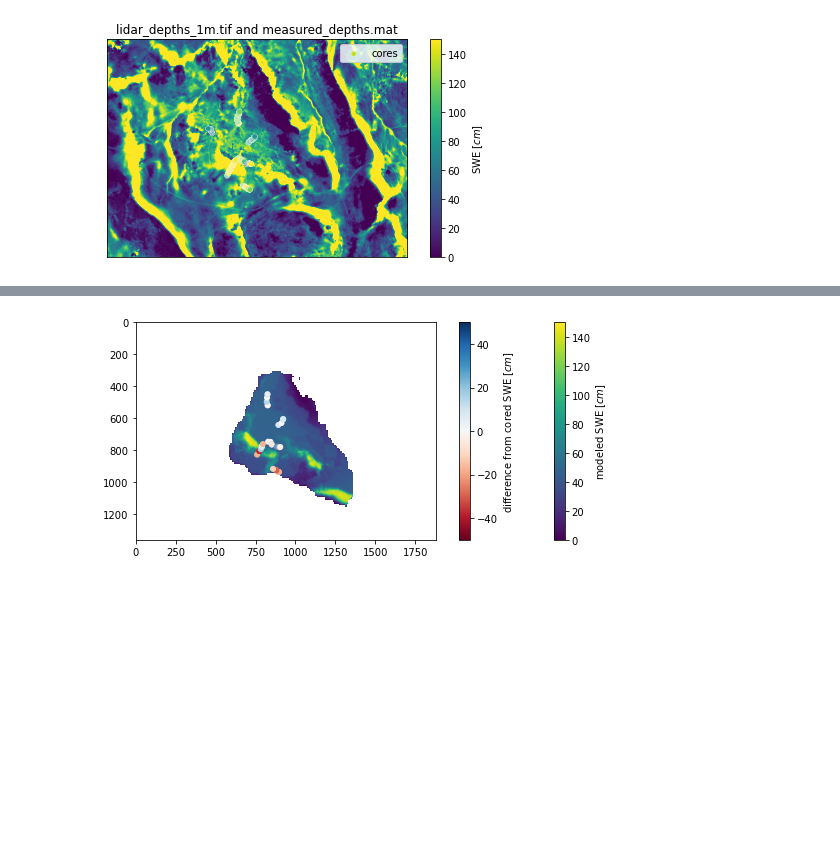
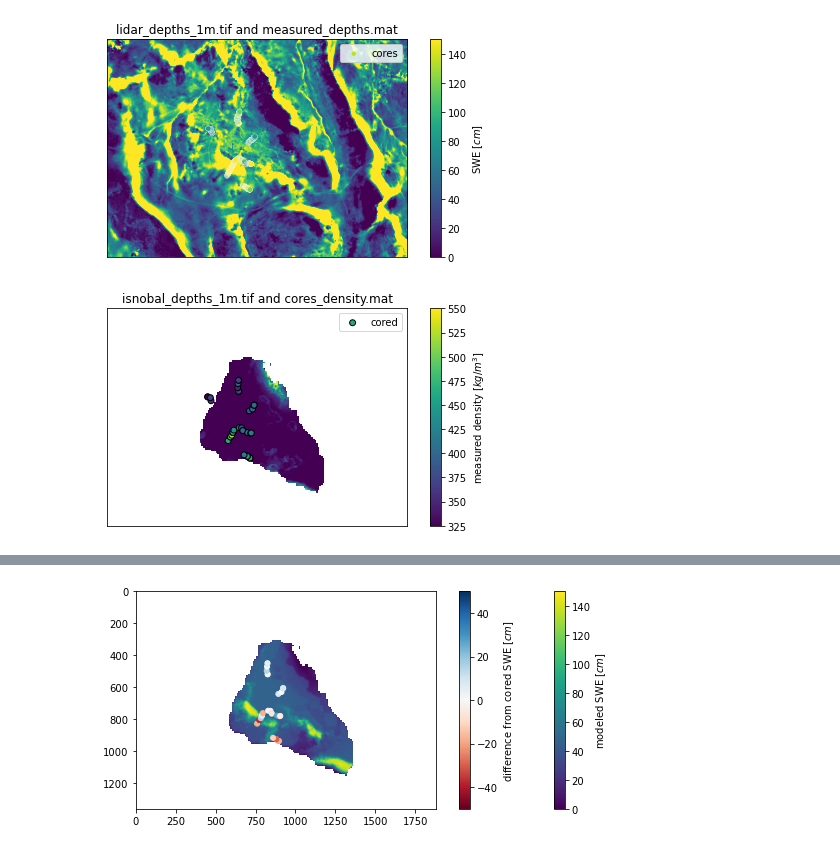
Before and after one commit to jukesliu/snow-radar, a Jupyter notebook: process_ground_data.ipynb, the cells around one changed output, grey strips where cells are left out. Saved outputs shown, nothing was run; the diff lists cells and outputs as text; code cells hidden in the pictures; blank space fills up the shorter version.

```diff
--- a/process_ground_data.ipynb
+++ b/process_ground_data.ipynb
@@ -310,12 +226,13 @@ plt.show()
 ### B: points and gridded data
 # %%
 # # # read in tifs and subtract and plot
-fname1 = 'lidar_depths_1m.tif'
-file1 = rio.open(ground_data_folder+fname1) # open
-data1 = file1.read(1)
-# data1 = calculated_density
+# fname1 = 'lidar_depths_1m.tif'
+# file1 = rio.open(ground_data_folder+fname1) # open
+# data1 = file1.read(1)
 
-fname2 = 'measured_depths.mat'
+data1 = calculated_density
+
+fname2 = 'cores_density.mat'
 [DATA, X, Y] = read_ground_data_mat(ground_data_folder+fname2)
 X = X.flatten(); Y = Y.flatten(); data2 = DATA.flatten()
 
@@ -348,12 +265,14 @@ plt.show()
 # %%
 # compare densities only
 plt.figure(figsize=(8,4))
 plt.imshow(data1,vmin=325, vmax=550)
 #cbar1 = plt.colorbar(); cbar1.set_label('modeled density [$kg/m^3$]')
 plt.scatter(x_idxs, y_idxs, c=DATA_in, marker='o',edgecolor='black',s=35,vmin=325, vmax=550)
 cbar2 = plt.colorbar(); cbar2.set_label('measured density [$kg/m^3$]')
 plt.title(fname1+' and '+fname2)
 # plt.title('calculated densities vs. measured densities')
-plt.legend(['modeled', 'cored'])
+plt.legend(['cored'])
 plt.yticks([]); plt.xticks([])
 plt.show()
+# %% [output]
+[figure, added]
```
Also changed, not shown: parts of 86 cells of this notebook, 8 other files.
